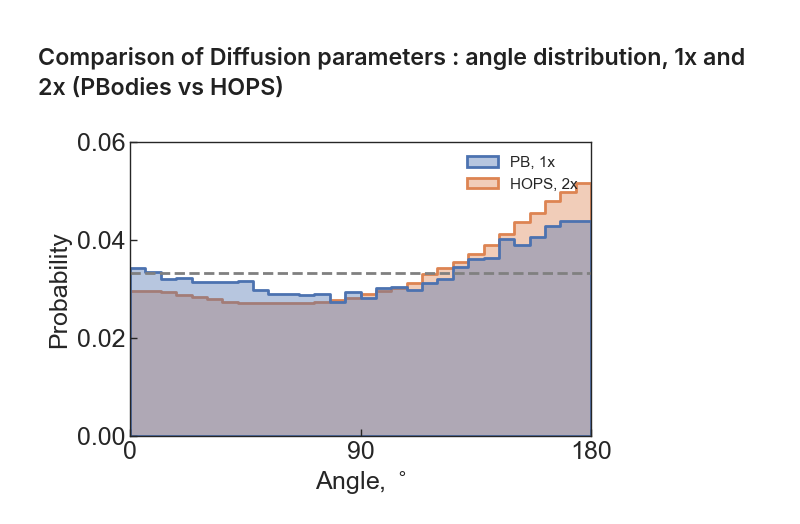
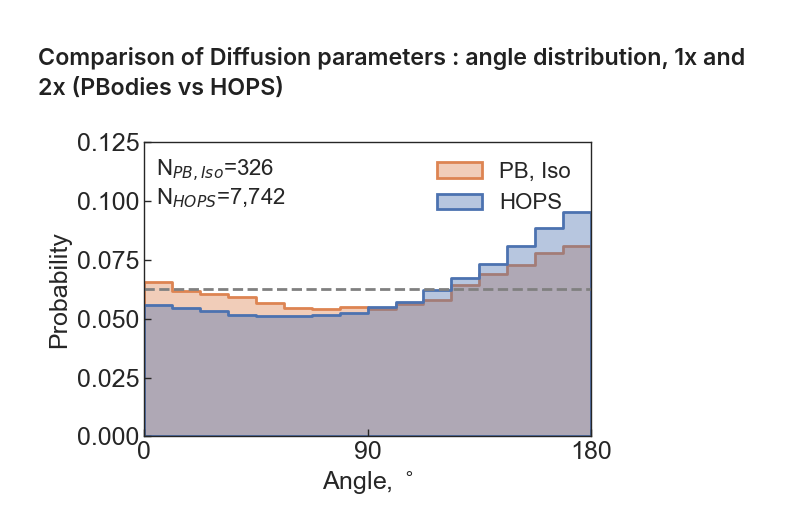
Before and after one commit to walterlab-um/Hyperosmotic_Confinement-Jump, a Jupyter notebook: plots/plot_AIO_stats.ipynb, the cells around one changed output. Drawn from its saved outputs; the diff is of its cells as text; code cells hidden in the pictures.

```diff
--- a/plots/plot_AIO_stats.ipynb
+++ b/plots/plot_AIO_stats.ipynb
@@ -477,17 +355,17 @@ def load_and_label(csv_files, label):
         dfs.append(df)
     return pd.concat(dfs, ignore_index=True)
 # %%
-df_1x = load_and_label (csv_files_1, "PB, 1x")
-df_2x = load_and_label (csv_files_2, "HOPS, 2x")
+df_1x = load_and_label (csv_files_1, "PB, Iso")
+df_2x = load_and_label (csv_files_2, "HOPS")
 # %%
 df_combined = pd.concat([df_1x, df_2x], ignore_index=True)
 # %%
-immobile_stepsize_threshold_nm = 30
-
+# Filter the data first
+filtered_df = df_combined[(df_combined["mean_stepsize_nm"] > 30)]
 lst_angle = []
 lst_condition = []
 
-for _, row in df_combined[df_combined["mean_stepsize_nm"] > immobile_stepsize_threshold_nm].iterrows():
+for _, row in filtered_df.iterrows():
     angles = np.fromstring(
         row["list_of_angles"][1:-1],
         dtype=float,
@@ -506,6 +396,7 @@ data = pd.DataFrame(
 # %%
+color_dict = {"PB, Iso": "#DD8452", "HOPS": "#4C72B0"}
 plt.figure(figsize=(6, 4))
-bins = 30
+bins = 16
 ax = sns.histplot(
     data=data,
     x="angle",
@@ -518,41 +409,58 @@ ax = sns.histplot(
     element="step",
     fill=True,
     alpha=0.4,
+    palette=color_dict,
+    hue_order=["HOPS", "PB, Iso"]
 )
-
+handles = ax.legend_.legendHandles[::-1]
+ax.legend(handles, ['PB, Iso', 'HOPS'], fontsize=16)
 # Customize and annotate the plot
 plt.axhline(1 / bins, ls="--", c="gray", lw=2)
 plt.xlim(0, 180)
 plt.xticks([0, 90, 180])
-plt.ylim(0, 0.06)
-plt.yticks([0, 0.02, 0.04, 0.06])
+plt.ylim(0, 0.125)
+# plt.yticks([0, 0.02, 0.04, 0.06])
 plt.xlabel("Angle, $^\circ$", fontsize=18)
 plt.ylabel("Probability", fontsize=18)
 plt.gca().spines[:].set_linewidth(1)
 plt.gca().tick_params(
     axis="both",
     which="major",
     labelsize=18,
     direction="in",
     bottom=True,
     left=True,
     length=5,
     width=1,
 )
 plt.gca().set_axisbelow(False)
 plt.gca().tick_params(axis="both", which="major", labelsize=18)
 
 # Customize the legend
 legend = ax.get_legend()
 if legend is not None:
     legend.set_title(None)
     legend_frame = legend.get_frame()
     legend_frame.set_visible(False)
 
+# Display the number of unique track IDs on the plot
+plt.text(
+    5,
+    0.1105,
+    r"N$_{PB, Iso}$=" + f"{n_PB:,}",
+    fontdict={"fontsize": 16},
+)
+
+plt.text(
+    5,
+    0.09855,
+    r"N$_{HOPS}$=" + f"{n_HOPS:,}",
+    fontdict={"fontsize": 16},
+)
 
 # Final layout adjustments and saving
 plt.tight_layout()
-plt.savefig("angle_histo.png", format="png", bbox_inches="tight", dpi=300)
+plt.savefig("angle_histo.png", format="png", bbox_inches="tight", dpi=600)
 plt.show()
 # %% [output]
-[figure, old version]
+[figure, new version]
```
Also changed, not shown: parts of 33 cells of this notebook.
